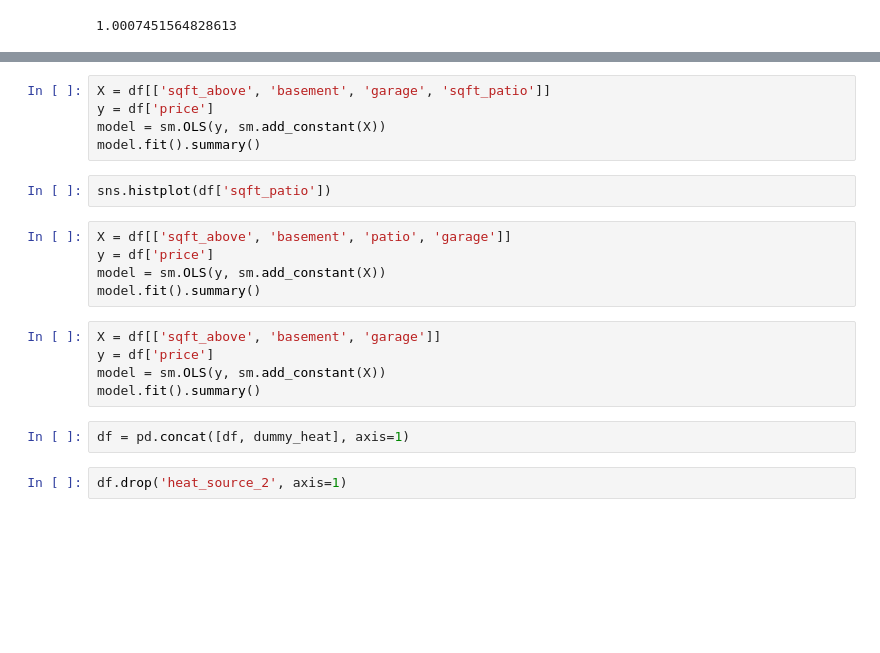
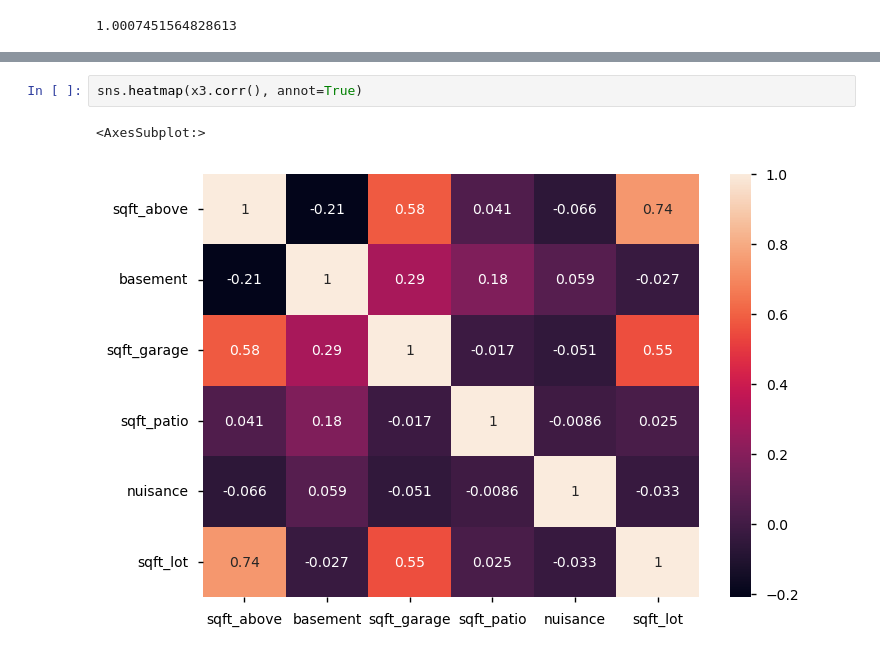
Before and after one commit to dnigh45/dsc-phase-2-djrachjake, a Jupyter notebook: dj-Copy1.ipynb, the cells around one changed output, grey strips where cells are left out. Drawn from its saved outputs; the diff is of its cells as text; blank space fills up the shorter version.

```diff
--- a/dj-Copy1.ipynb
+++ b/dj-Copy1.ipynb
@@ -795,21 +694,5 @@ sns.histplot(df['sqft_above'])
-# %%
-X = df[['sqft_above', 'basement', 'garage', 'sqft_patio']]
-y = df['price']
-model = sm.OLS(y, sm.add_constant(X))
-model.fit().summary()
-# %%
-sns.histplot(df['sqft_patio'])
-# %%
-X = df[['sqft_above', 'basement', 'patio', 'garage']]
-y = df['price']
-model = sm.OLS(y, sm.add_constant(X))
-model.fit().summary()
-# %%
-X = df[['sqft_above', 'basement', 'garage']]
-y = df['price']
-model = sm.OLS(y, sm.add_constant(X))
-model.fit().summary()
-# %%
-df = pd.concat([df, dummy_heat], axis=1)
-# %%
-df.drop('heat_source_2', axis=1)
+# %%
+sns.heatmap(x3.corr(), annot=True)
+# %% [output]
+<AxesSubplot:>
+[figure, added]
```
Also changed, not shown: parts of 46 cells of this notebook.
